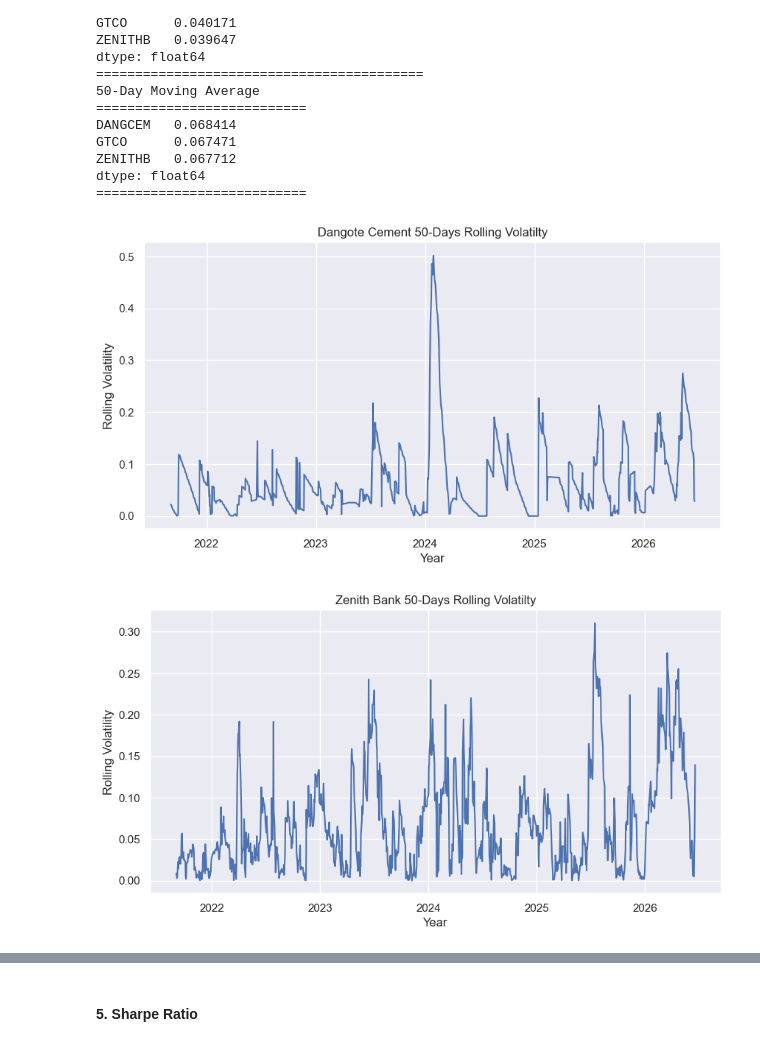
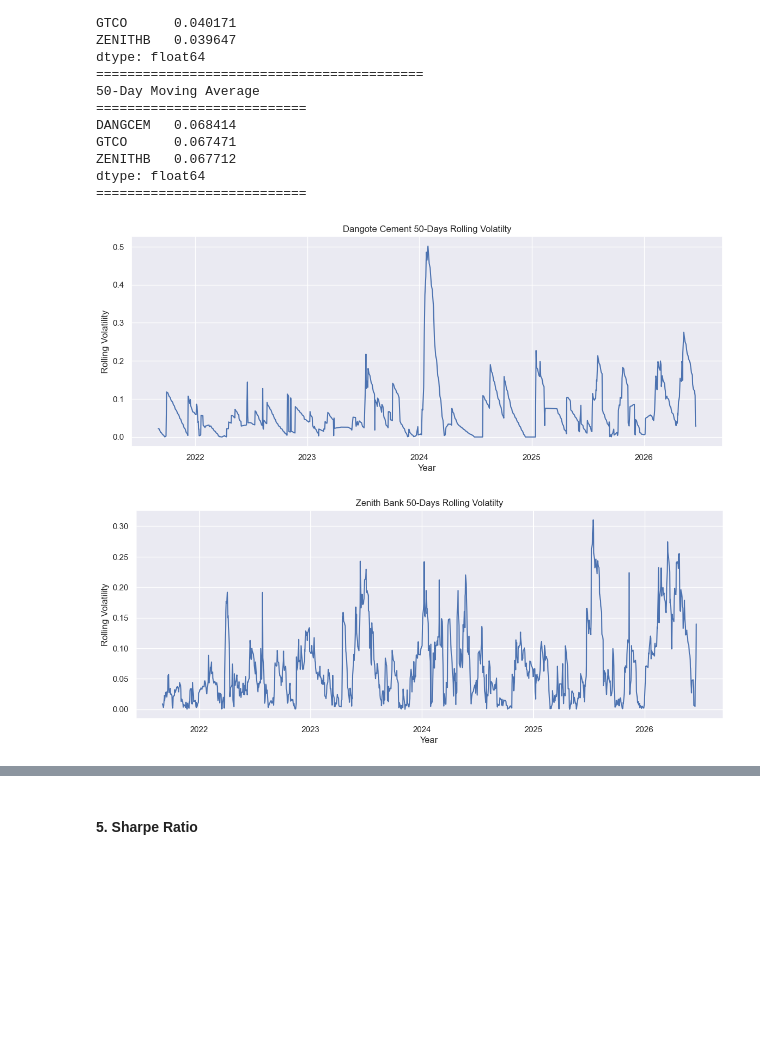
Before and after one commit to emycodesanalytics/finance-data-projects, a Jupyter notebook: 01-equities-performance-analysis/notebooks/equities_performance_analysis.ipynb, the cells around one changed output, grey strips where cells are left out. Drawn from its saved outputs; the diff is of its cells as text; code cells hidden in the pictures; blank space fills up the shorter version.

```diff
--- a/01-equities-performance-analysis/notebooks/equities_performance_analysis.ipynb
+++ b/01-equities-performance-analysis/notebooks/equities_performance_analysis.ipynb
@@ -265,21 +270,21 @@ ZENITHB   0.067712
 dtype: float64
 ===========================
 # %%
-plt.figure(figsize=(10, 5))
+plt.figure(figsize=(14, 5))
 sns.lineplot(x="Date", y="DANGCEM", data=rolling_50)
 plt.xlabel("Year")
 plt.ylabel("Rolling Volatility")
 plt.title("Dangote Cement 50-Days Rolling Volatilty")
 plt.show()
 # %% [output]
-[figure, old version]
+[figure, new version]
 # %%
-plt.figure(figsize=(10, 5))
+plt.figure(figsize=(14, 5))
 sns.lineplot(x="Date", y="ZENITHB", data=rolling_50)
 plt.xlabel("Year")
 plt.ylabel("Rolling Volatility")
 plt.title("Zenith Bank 50-Days Rolling Volatilty")
 plt.show()
 # %% [output]
-[figure, old version]
+[figure, new version]
 # %%
```
Also changed, not shown: parts of 14 cells of this notebook.
